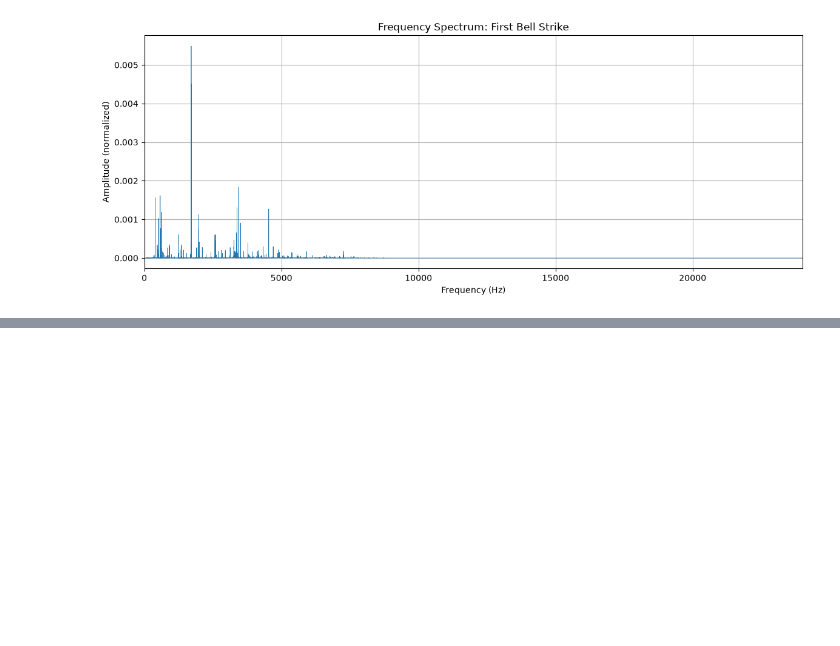
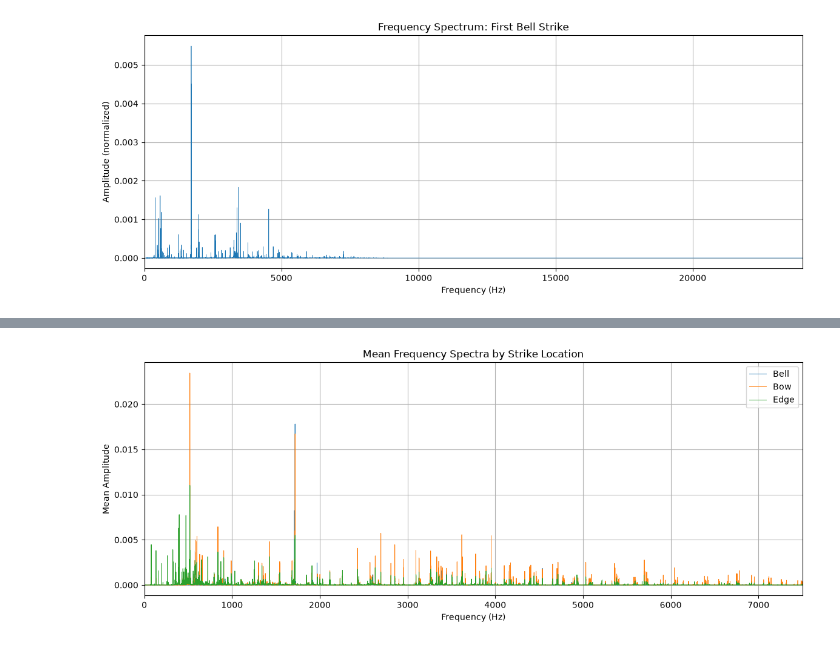
Before and after one commit to nrrorton/cymbal_sound_analysis, a Jupyter notebook: cymbal_audio_analysis.ipynb, the cells around one changed output, grey strips where cells are left out. Drawn from its saved outputs; the diff is of its cells as text; code cells hidden in the pictures; blank space fills up the shorter version.

Commit message:
Mean spectra and std calculated and plotted

```diff
--- a/cymbal_audio_analysis.ipynb
+++ b/cymbal_audio_analysis.ipynb
@@ -308,0 +356,11 @@ plt.show()
+# %%
+mean_spectra = {}
+std_spectra = {}
+
+for location, location_spectra in spectra.items():
+    mean_spectra[location] = np.mean(location_spectra, axis=0)
+    std_spectra[location] = np.std(location_spectra, axis=0, ddof=1)
+
+# Just want to keep verifying along the way.
+for location in spectra:
+    print(f'{location}: {len(mean_spectra[location])} mean values, {len(std_spectra[location])} standard deviations')
@@ -308,0 +375,15 @@ plt.show()
+# %%
+plt.figure(figsize=(14, 5))
+
+for location, mean_amplitude in mean_spectra.items():
+    plt.plot(frequencies, mean_amplitude, label=location, linewidth=0.7)
+
+plt.xlabel('Frequency (Hz)')
+plt.ylabel('Mean Amplitude')
+plt.title('Mean Frequency Spectra by Strike Location')
+plt.xlim(0, 7500)
+plt.legend()
+plt.grid(True)
+plt.show()
+# %% [output]
+[figure, added]
```
Also changed, not shown: parts of 11 cells of this notebook.
